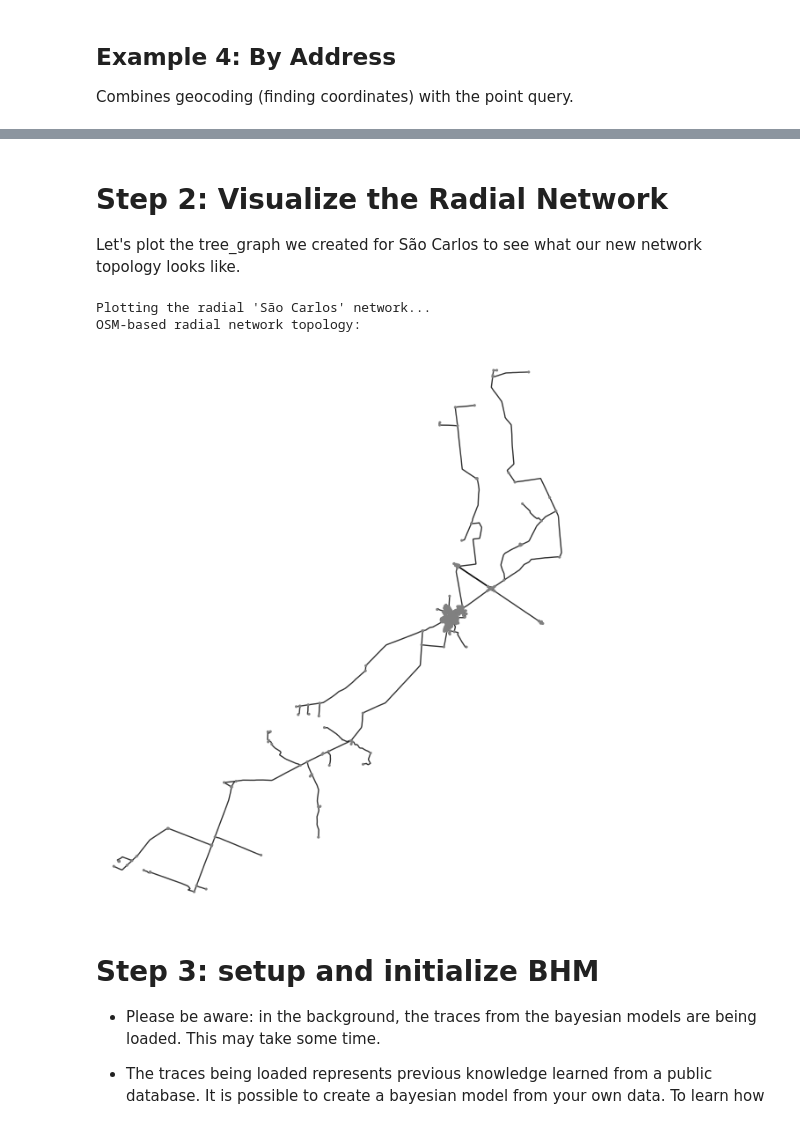
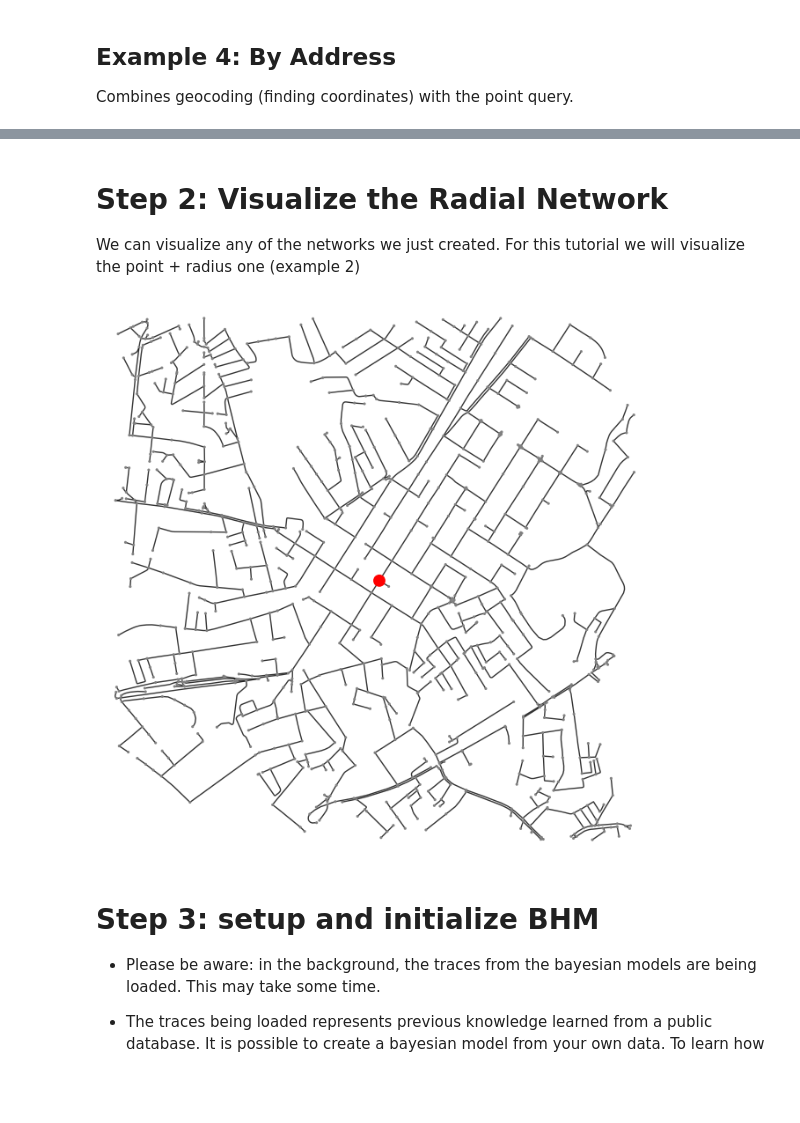
Before and after one commit to HenriqueCaetano1/bayesgrid, a Jupyter notebook: notebook_tutorials/2 Synthetic grids anywhere with OpenStreetMaps.ipynb, the cells around one changed output, grey strips where cells are left out. Cells and saved outputs as stored; diff of their text form; code cells hidden in the pictures; blank space fills up the shorter version.

Commit message:
added tutorial 5, updated tutorial 2

```diff
--- a/notebook_tutorials/2 Synthetic grids anywhere with OpenStreetMaps.ipynb
+++ b/notebook_tutorials/2 Synthetic grids anywhere with OpenStreetMaps.ipynb
@@ -67,7 +65,7 @@ Useful for modeling a specific neighborhood.
 query_point = (-23.649, -46.702)
 
 # We can specify a different line type for this network
-net_point, _ = create_osm_pandapower_network(
+net_point, tree_graph_point = create_osm_pandapower_network(
     query_point,
     query_type='point',
     dist=1500, # 1500-meter radius
@@ -153,41 +115,44 @@ This pandapower network includes the following parameter tables:
 # %% [markdown]
 # Step 2: Visualize the Radial Network
-Let's plot the tree_graph we created for São Carlos to see what our new network topology looks like.
+We can visualize any of the networks we just created. For this tutorial we will visualize the point + radius one (example 2)
 # %%
-print("Plotting the radial 'São Carlos' network...")
+net = net_point
+tree_graph = tree_graph_point
+
+# Keep these for the next steps
+source_bus = net.ext_grid.bus.iloc[0] # This will be 0
+graph_from_net = pn.create_nxgraph(net)
+
+
+
 substation_node = net.bus.name.iloc[source_bus] # Get original osmnx node ID
 
 # --- 1. Prepare Node Colors and Sizes ---
 node_colors = []
 node_sizes = []
 for node in tree_graph.nodes():
     if str(node) == substation_node:
         node_colors.append('red')   # Highlight color for the substation
         node_sizes.append(100)      # Make it larger
     else:
         node_colors.append('gray')  # Color for other nodes
         node_sizes.append(5)        # Make other nodes small
 
 # --- 2. Create and Customize the Plot ---
 fig, ax = ox.plot_graph(
     tree_graph,
     node_color=node_colors,
     node_size=node_sizes,
     node_zorder=2,
     edge_color='black',
     edge_linewidth=1.0,
     edge_alpha=0.8,
     bgcolor='white',
     show=False,
     close=False
 )
-
-print("OSM-based radial network topology:")
-plt.show()
 # %% [output]
-Plotting the radial 'São Carlos' network...
-OSM-based radial network topology:
-[figure, old version]
+[figure, new version]
 # %% [markdown]
 # Step 3: setup and initialize BHM
 
```
Also changed, not shown: parts of 11 cells of this notebook, 13 other files.
